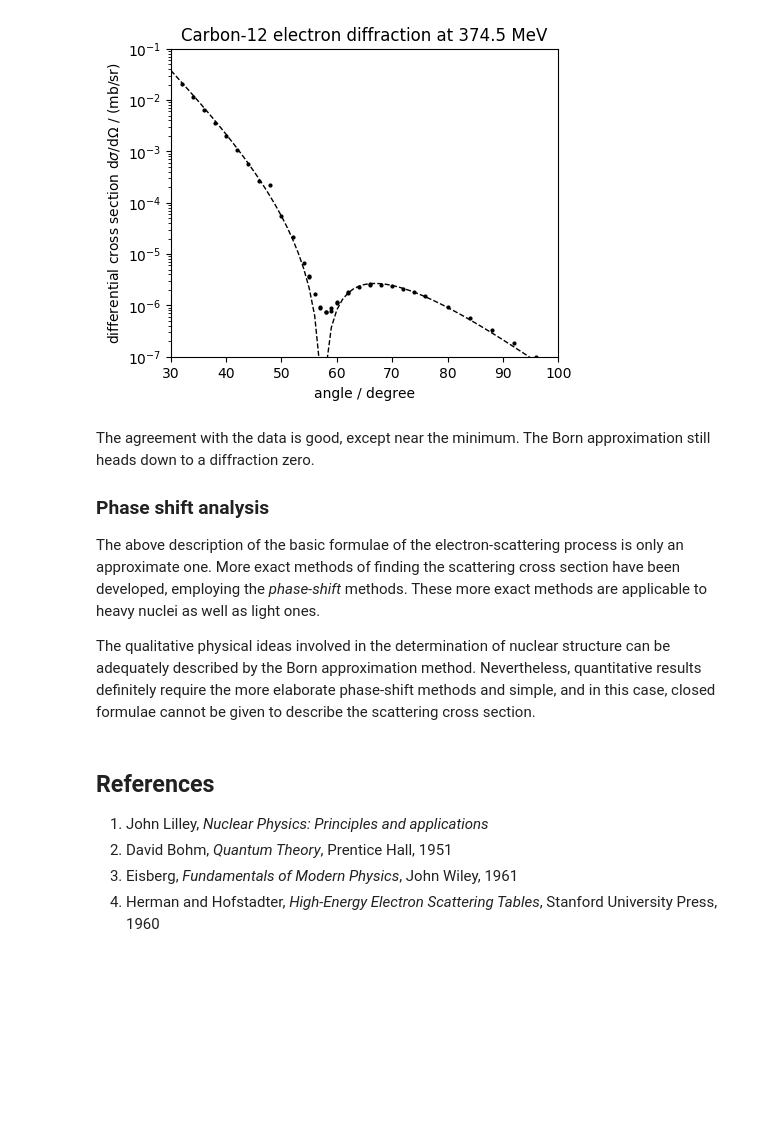
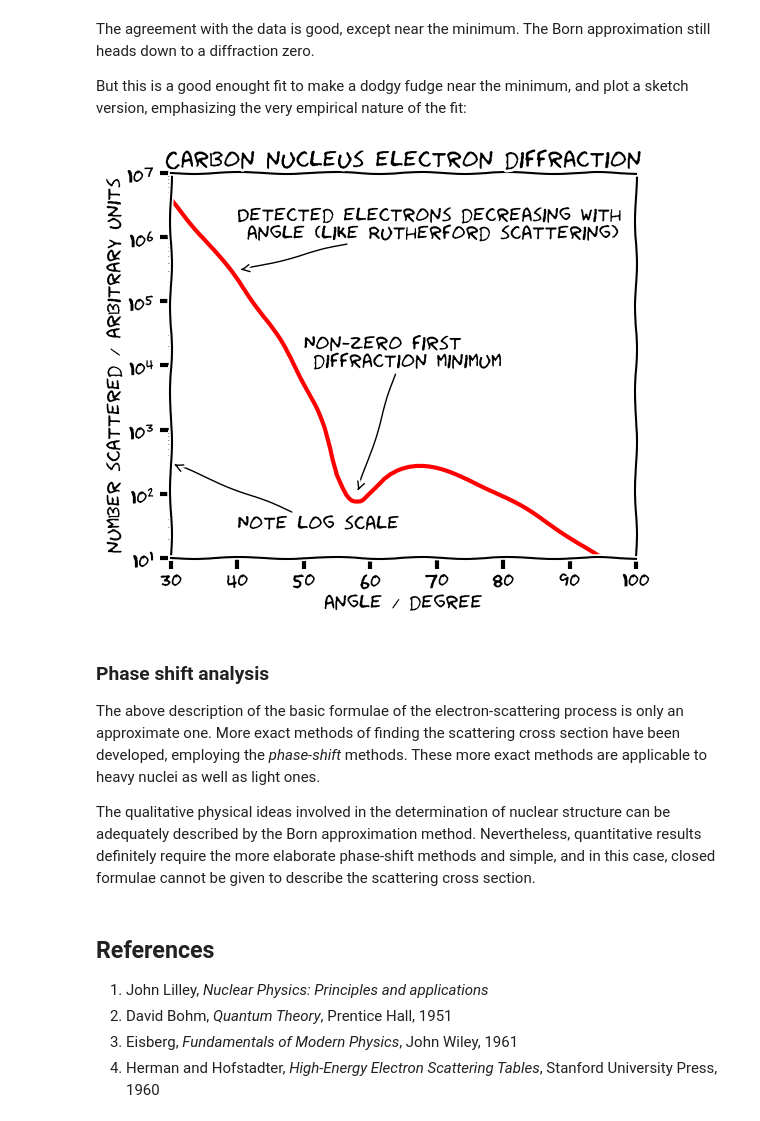
Before and after one commit to andrewcnorman/graphs, a Jupyter notebook: nuclearsize-electrondiffraction.ipynb, the cells around one changed output. Cells and saved outputs as stored; diff of their text form; code cells hidden in the pictures; blank space fills up the shorter version.

Commit message:
New sketch style plot of electron diffraction pattern

```diff
--- a/nuclearsize-electrondiffraction.ipynb
+++ b/nuclearsize-electrondiffraction.ipynb
@@ -196,4 +257,10 @@ $x=qa$, $Z$ is the atomic number, and $\alpha = (Z-2)/3$ (for example, $\alpha=4
+# %% [markdown]
+The agreement with the data is good, except near the minimum.  The Born approximation still heads down to a diffraction zero.
+
+But this is a good enought fit to make a dodgy fudge near the minimum, and plot a sketch version, emphasizing the very empirical nature of the fit:
 # %%
+# A nasty fudge
+
 import numpy as np
 import matplotlib.pyplot as plt
 from scipy.constants import e
@@ -221,46 +288,61 @@ def mott (theta, energy, alpha):
     dcs = 4 * ruth (theta, energy, alpha) * (np.cos(np.deg2rad(theta/2)))**2
     return dcs
 
 def form (theta, energy, Z):
     a = 2.42e-15 # rms radius from p.51 of Herman & Hofstadter
     p = E / c
     q = 2 * p * np.sin(np.deg2rad(theta/2)) / hbar
     aleph = (Z-2)/3 # this is alpha on p.50 of Herman & Hofstadter
     k = (3*(2+5*aleph)/(2*(2+3*aleph)))**0.5
     x = q * a
     form = (1 - aleph * x**2 / (2 * k**2 * (2+3*aleph)) ) * np.exp(-x**2/(4*k**2))
     return form
 
+angles = np.linspace(1,100,100)
+midrange = np.linspace(55,59,10)
+
 dcs = mott(angles, E, alpha) * form(angles, E, Z)**2 /1e-31
-
-angles = np.linspace(1,100,100)
 
 #let's make a function to convert apparent to absolute magnitudes
 #def app2abs (apparent, dist):
 #    absolute = apparent - 5 * (np.log10(dist/10))
 #    return absolute
 
+fudgeangles=np.linspace(1,55,55)
+fudgeform=mott(fudgeangles, E, alpha) * form(fudgeangles, E, Z)**2 /1e-31
+fudgeangles=np.append(fudgeangles,midrange)
+fudgeform=np.append(fudgeform,0.73e-6 + abs(0.5e-7*(midrange-58)**3))
+endzone=np.linspace(62,100,40)
+fudgeangles=np.append(fudgeangles,endzone)
+fudgeform=np.append(fudgeform,mott(endzone, E, alpha) * form(endzone, E, Z)**2 /1e-31)
+
 # PLOTTING FROM HERE ON DOWN
-fig, ax = plt.subplots(figsize=(5, 4))
+fig, ax = plt.subplots(figsize=(6, 5))
 
 ax.set_yscale("log", nonposy='clip')
 
-plt.rcdefaults()
-ax.plot(theta, cs, 'ko' , markersize=2)
-ax.plot(angles, dcs, 'k--' , linewidth=1)
-plt.ylim(1e-7,0.1)
+plt.xkcd()
+#ax.plot(theta, cs, 'ko' , markersize=2)
+ax.plot(fudgeangles,fudgeform*1e8,'r-',linewidth=3)
+ax.plot()
+plt.ylim(10,1e7)
 plt.xlim(30,100)
 
-plt.title('Carbon-12 electron diffraction at 374.5 MeV')
+plt.title('Carbon nucleus electron diffraction')
 plt.xlabel('angle / degree')
-plt.ylabel('differential cross section $\mathrm{d}\sigma/\mathrm{d}\Omega $ / (mb/sr)')
+plt.ylabel('number scattered / arbitrary units')
+
+plt.annotate( 'Note log scale', xy=(30,3e2), \
+             arrowprops=dict(arrowstyle='->'), xytext=(40,3e1) )
+plt.annotate( 'Detected electrons decreasing with\n angle (like Rutherford scattering)', xy=(40,3e5), \
+             arrowprops=dict(arrowstyle='->'), xytext=(40,1e6) )
+plt.annotate( 'Non-zero first\n diffraction minimum', xy=(58,1e2), \
+             arrowprops=dict(arrowstyle='->'), xytext=(50,1e4) )
 
 plt.show()
 # %% [output]
-[figure, old version]
+[figure, new version]
 # %% [markdown]
-The agreement with the data is good, except near the minimum.  The Born approximation still heads down to a diffraction zero.
-
 ### Phase shift analysis
 
 The above description of the basic formulae of the electron-scattering process is only an approximate one. More exact methods of finding the scattering cross section have been developed, employing the *phase-shift* methods.  These more exact methods are applicable to heavy nuclei as well as light ones.
```
Also changed, not shown: parts of 1 cell of this notebook.
